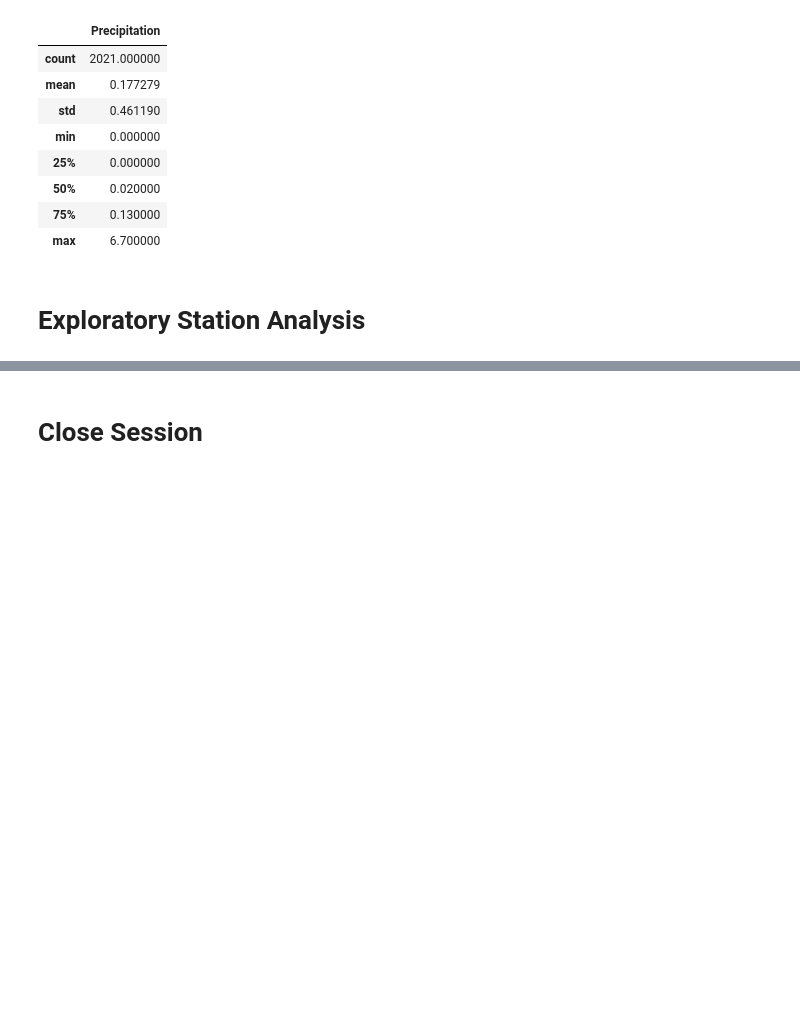
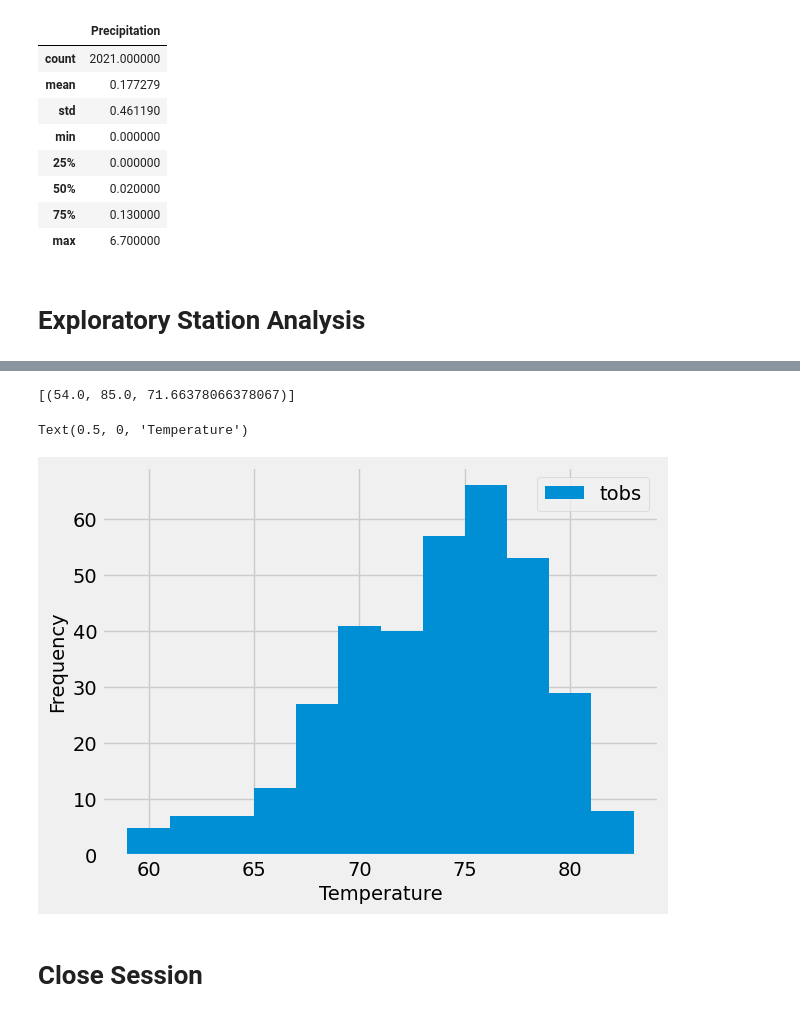
Before and after one commit to proman2520/sqlalchemy-challenge, a Jupyter notebook: climate_main.ipynb, the cells around one changed output, grey strips where cells are left out. Drawn from its saved outputs; the diff is of its cells as text; code cells hidden in the pictures; blank space fills up the shorter version.

```diff
--- a/climate_starter_main.ipynb
+++ b/climate_main.ipynb
@@ -102,8 +118,23 @@ df.describe()
 # %%
 # Using the most active station id from the previous query, calculate the lowest, highest, and average temperature.
+most_active_station = 'USC00519281'
+session.query(func.min(Measurement.tobs), func.max(Measurement.tobs), func.avg(Measurement.tobs)).\
+    filter(Measurement.station == most_active_station).all()
+# %% [output]
+[(54.0, 85.0, 71.66378066378067)]
 # %%
 # Using the most active station id
 # Query the last 12 months of temperature observation data for this station and plot the results as a histogram
+mas_data = session.query(Measurement.date, Measurement.tobs).filter(Measurement.date >= one_year_ago).\
+    filter(Measurement.station == most_active_station).all()
+
+mas_data_df = pd.DataFrame(mas_data)
+
+mas_data_df.plot.hist(bins=12)
+plt.xlabel("Temperature")
+# %% [output]
+Text(0.5, 0, 'Temperature')
+[figure, added]
 # %% [markdown]
 # Close Session
 # %%
```
Also changed, not shown: parts of 2 cells of this notebook.
